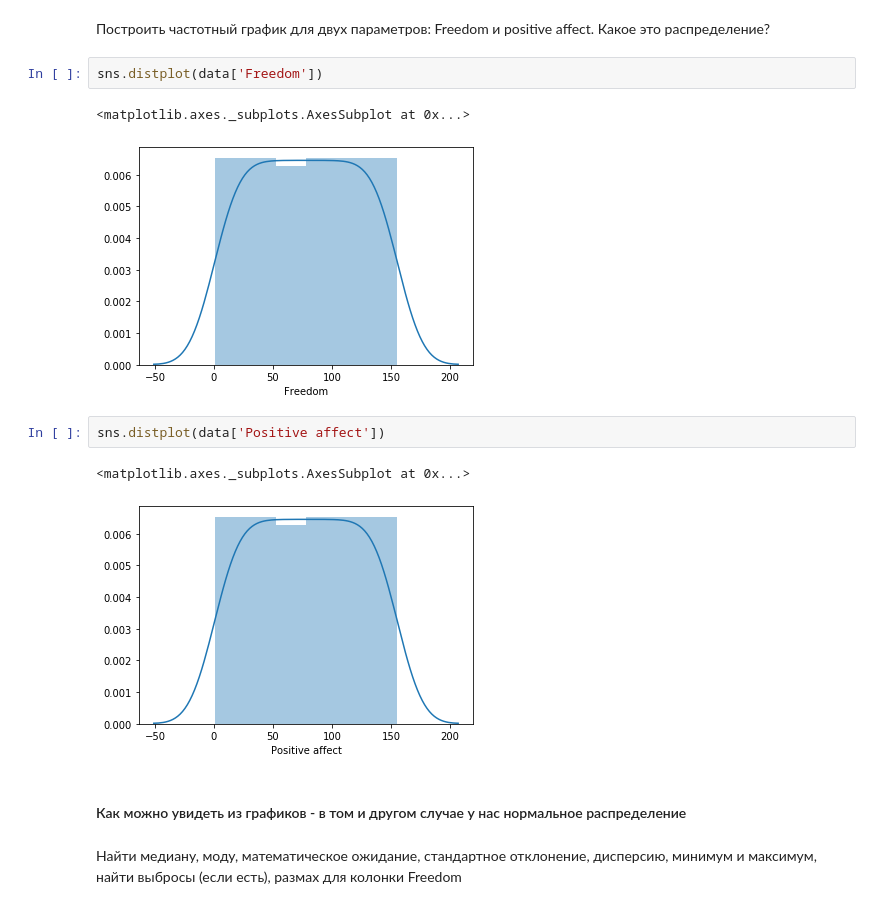
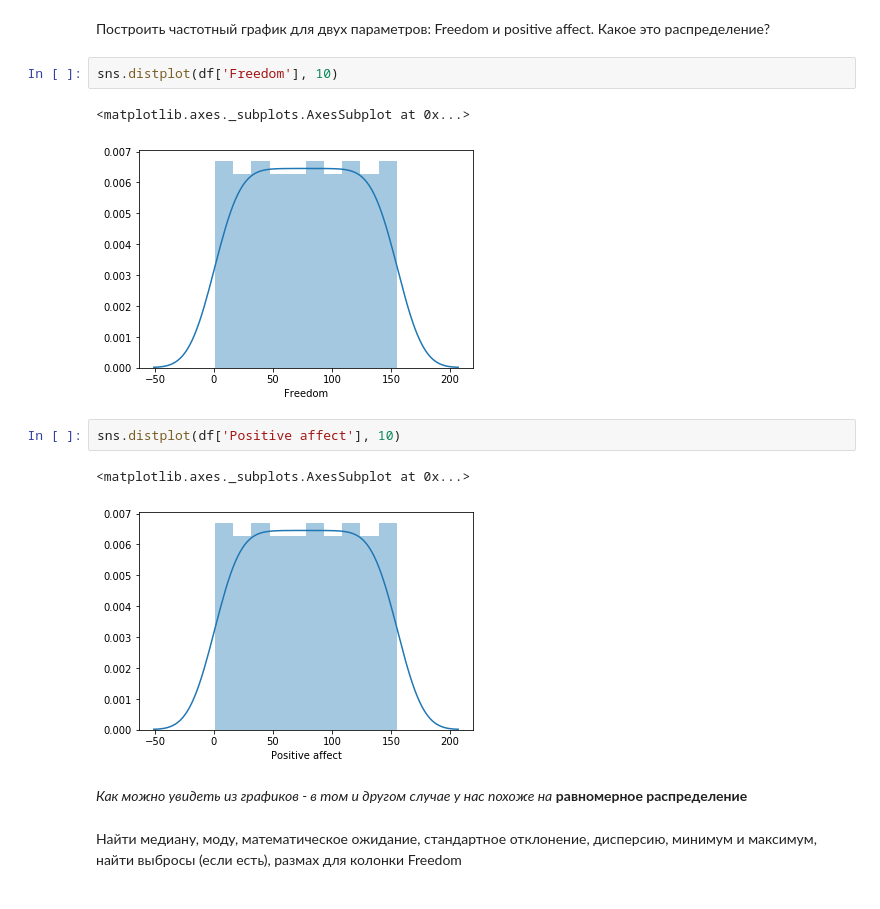
Before and after one commit to iamdenizzz/pyda-10, a Jupyter notebook: 18/homework-3.ipynb, the cells around one changed output. Saved outputs shown, nothing was run; the diff lists cells and outputs as text.

```diff
--- a/18/homework-3.ipynb
+++ b/18/homework-3.ipynb
@@ -57,16 +58,16 @@ df.head(10)
 # %% [markdown]
 Построить частотный график для двух параметров: Freedom и positive affect. Какое это распределение?
 # %%
-sns.distplot(data['Freedom'])
+sns.distplot(df['Freedom'], 10)
 # %% [output]
 <matplotlib.axes._subplots.AxesSubplot at 0x...>
-[figure, old version]
+[figure, new version]
 # %%
-sns.distplot(data['Positive affect'])
+sns.distplot(df['Positive affect'], 10)
 # %% [output]
 <matplotlib.axes._subplots.AxesSubplot at 0x...>
-[figure, old version]
+[figure, new version]
 # %% [markdown]
-#### Как можно увидеть из графиков - в том и другом случае у нас нормальное распределение
+*Как можно увидеть из графиков - в том и другом случае у нас похоже на* **равномерное распределение**
 # %% [markdown]
 Найти медиану, моду, математическое ожидание, стандартное отклонение,  дисперсию, минимум и максимум, найти выбросы (если есть), размах для колонки Freedom
```
Also changed, not shown: parts of 11 cells of this notebook, 2 other files.
